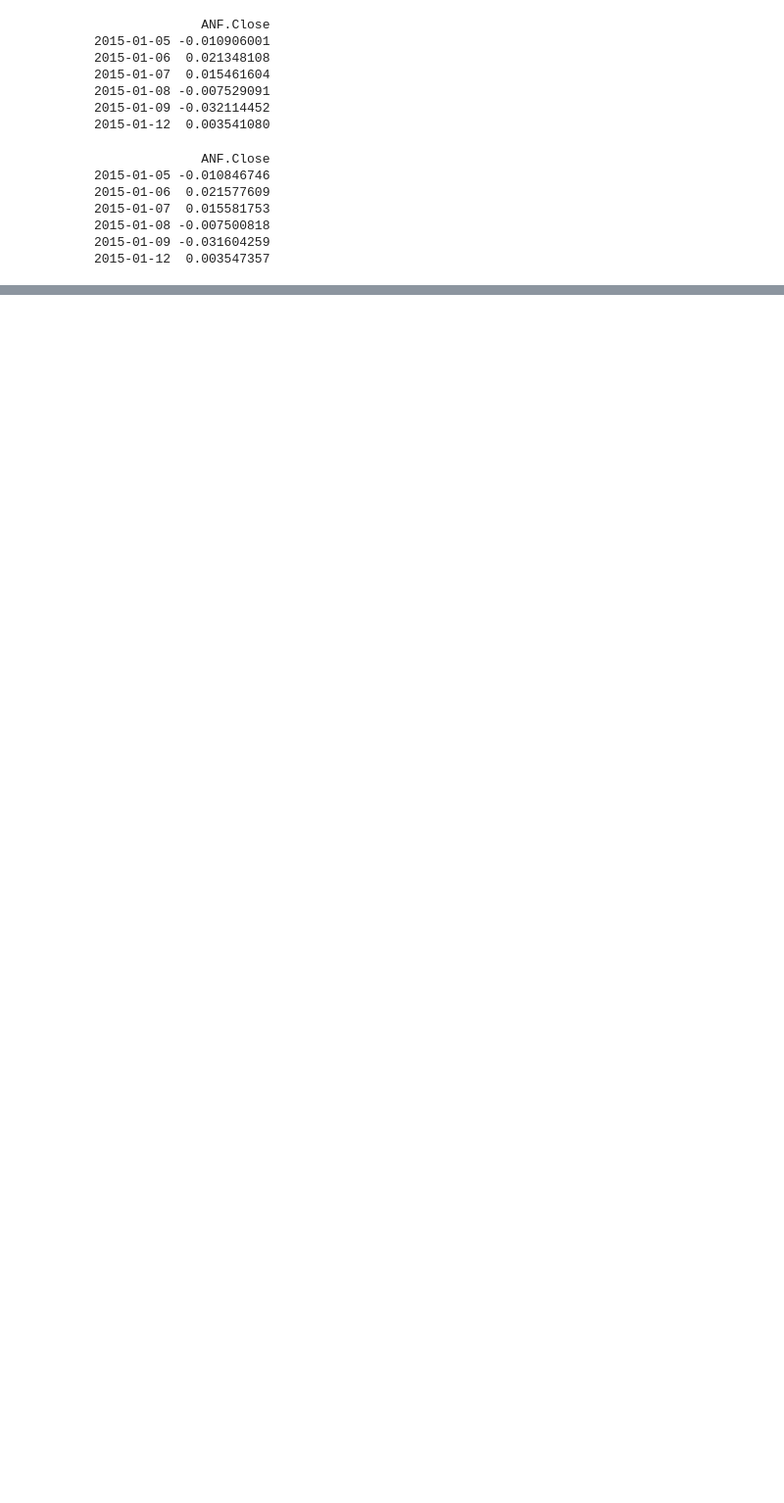
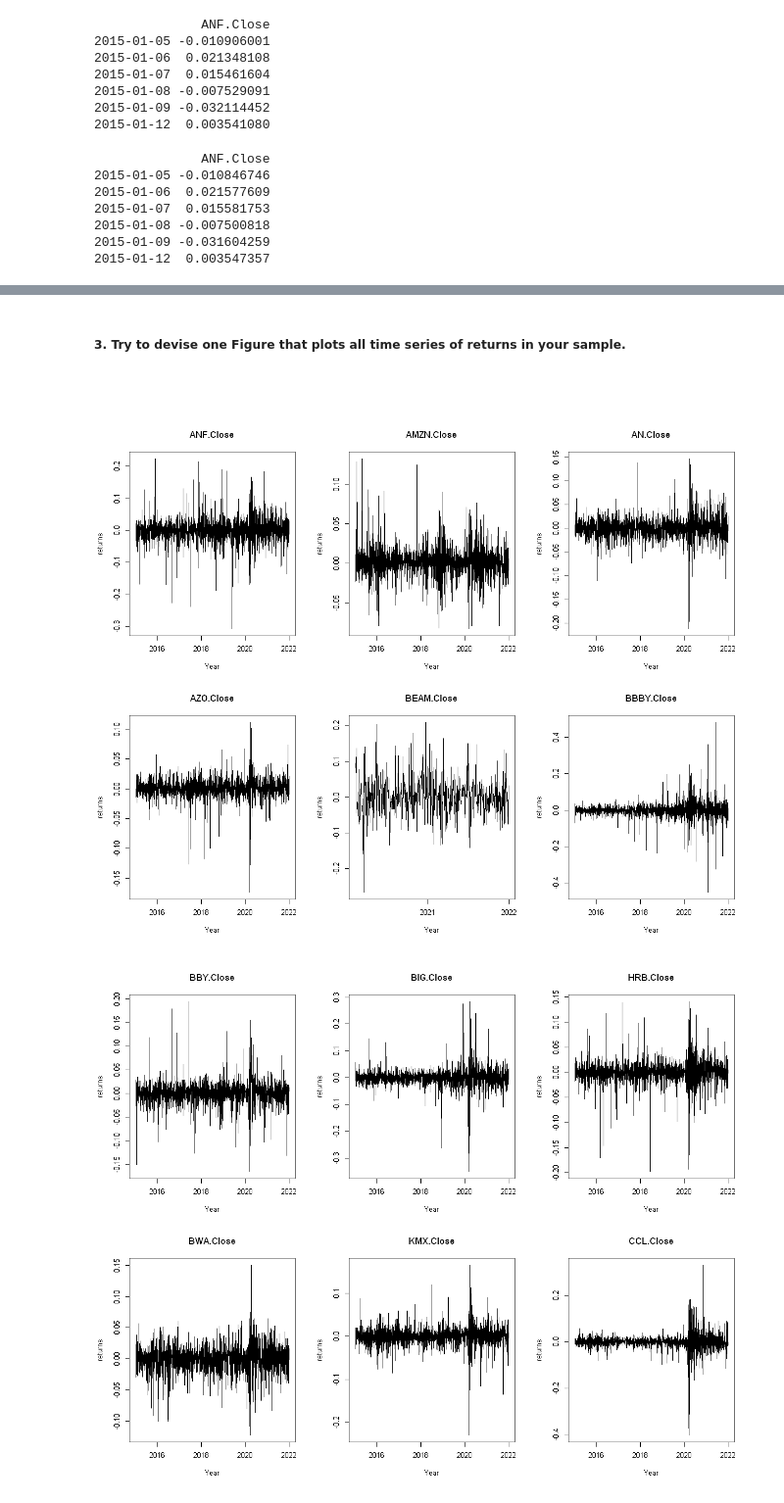
Before and after one commit to 51014941/JEM059-HW-Zhang-and-Qu, a Jupyter notebook: HW1-draft.ipynb, the cells around one changed output, grey strips where cells are left out. Shown at 98% size. Drawn from its saved outputs; the diff is of its cells as text; code cells hidden in the pictures; blank space fills up the shorter version.

```diff
--- a/HW1-draft.ipynb
+++ b/HW1-draft.ipynb
@@ -231,8 +290,14 @@ length(lrets)
+# %% [markdown]
+##### 3. Try to devise one Figure that plots all time series of returns in your sample.
+# %% [markdown]
+#####
 # %%
-# remove the stocks do not have enough data
-for (i in 2:length(lrets)){
-    if (length(lrets[[i]]) < date_len){
-        lrets[[i]] <- NULL
-    }
-}
+# Plot time series of returns of the choosen sector
+par(mfrow = c(2, 3))
+sapply(lrets, function(y){
+    plot(as.Date(index(y)), y, type = 'l', main= colnames(y), xlab = 'Year',
+     ylab = 'returns')
+})
 # %% [output]
+[figure, added]
+[figure, added]
```
Also changed, not shown: parts of 40 cells of this notebook.
